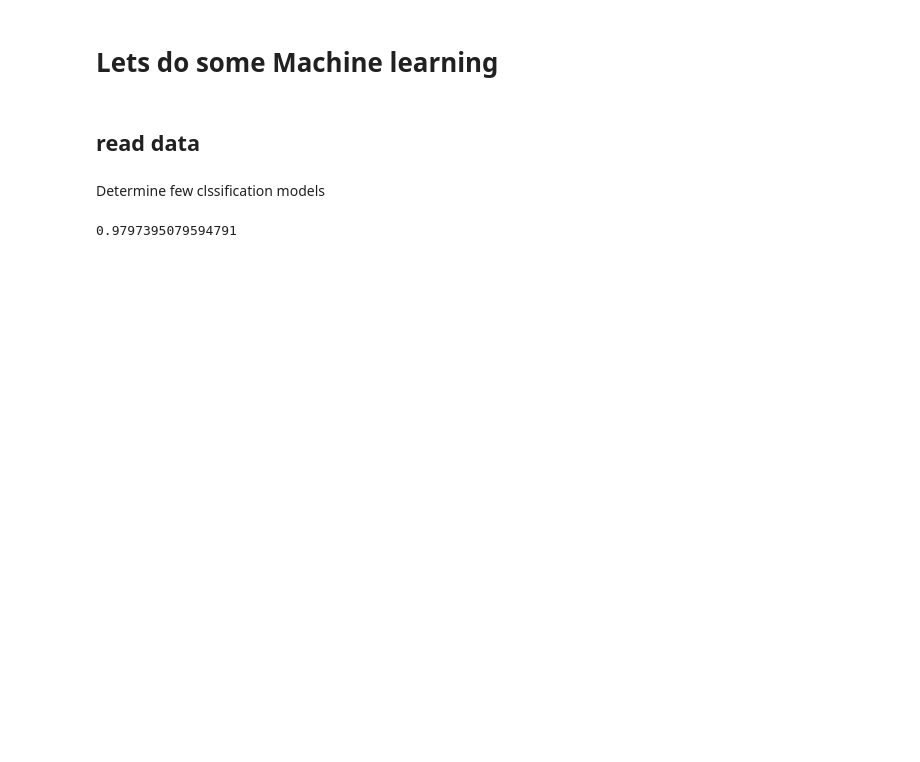
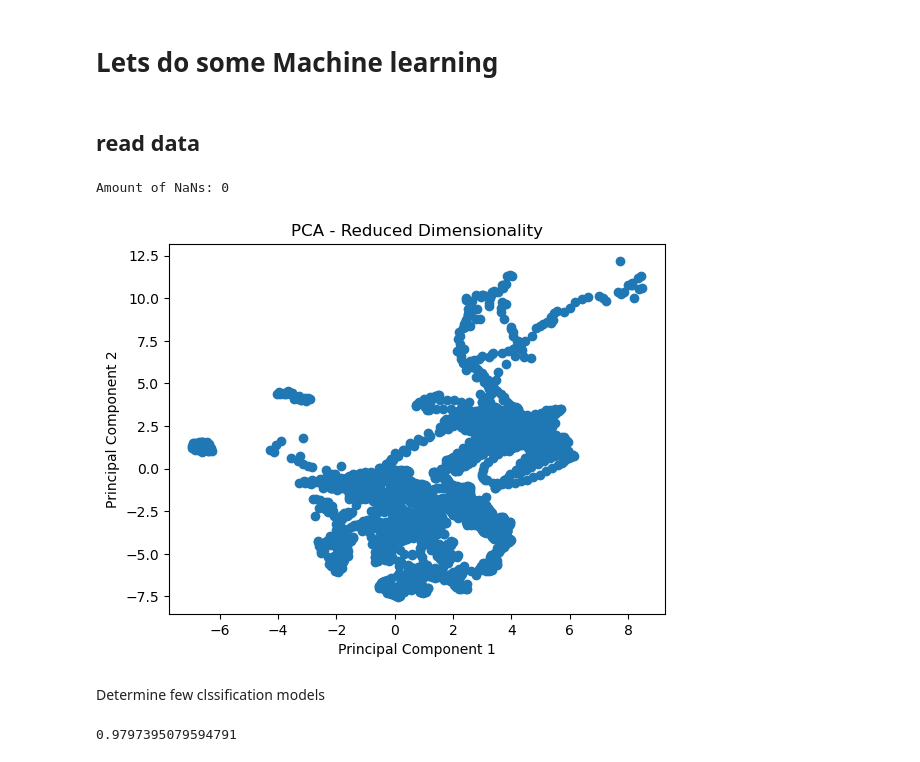
Before and after one commit to dmarszalik/strikes-detection, a Jupyter notebook: experiments/knock_down_detection.ipynb, the cells around one changed output. Drawn from its saved outputs; the diff is of its cells as text; code cells hidden in the pictures; blank space fills up the shorter version.

```diff
--- a/experiments/knock_down_detection.ipynb
+++ b/experiments/knock_down_detection.ipynb
@@ -46,6 +52,32 @@ X_val = val_data[:,:-1]
 y_val = val_data[:,-1].astype(int)
 X_test = test_data[:,:-1]
 y_test = test_data[:,-1].astype(int)
+# %%
+mask = np.isnan(X_train)
+total_missing = np.sum(mask)
+
+print(f"Amount of NaNs: {total_missing}")
+# %% [output]
+Amount of NaNs: 0
+# %%
+df = pd.DataFrame(X_train)
+scaler = StandardScaler()
+normalized_data = scaler.fit_transform(df)
+# %%
+n_components = 2
+pca = PCA(n_components=n_components)
+reduced_data = pca.fit_transform(normalized_data)
+# %%
+reduced_df = pd.DataFrame(data=reduced_data, columns=[f'PC{i+1}' for i in range(n_components)])
+
+# Wykres punktowy
+plt.scatter(reduced_df['PC1'], reduced_df['PC2'])
+plt.xlabel('Principal Component 1')
+plt.ylabel('Principal Component 2')
+plt.title('PCA - Reduced Dimensionality')
+plt.show()
+# %% [output]
+[figure, added]
 # %% [markdown]
 Determine few clssification models
 # %%
```
Also changed, not shown: parts of 26 cells of this notebook, 9 other files.
